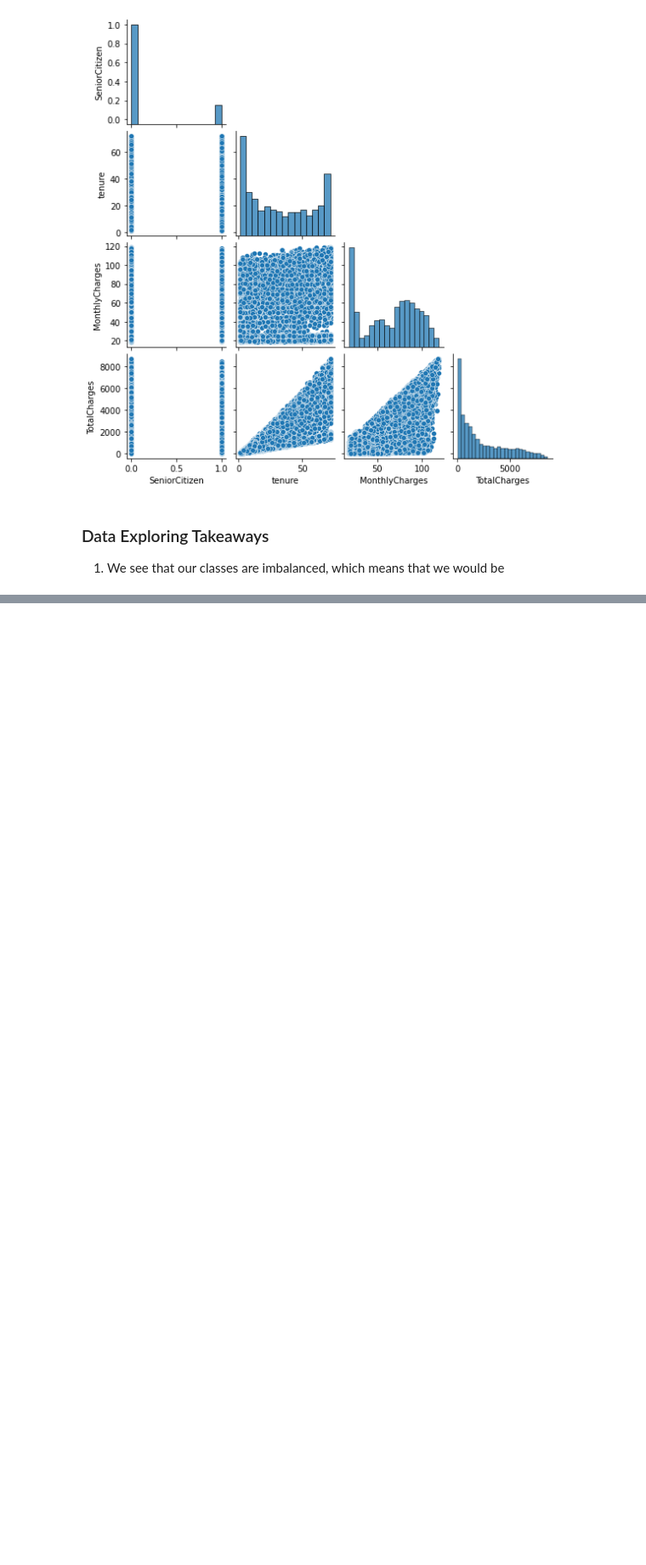
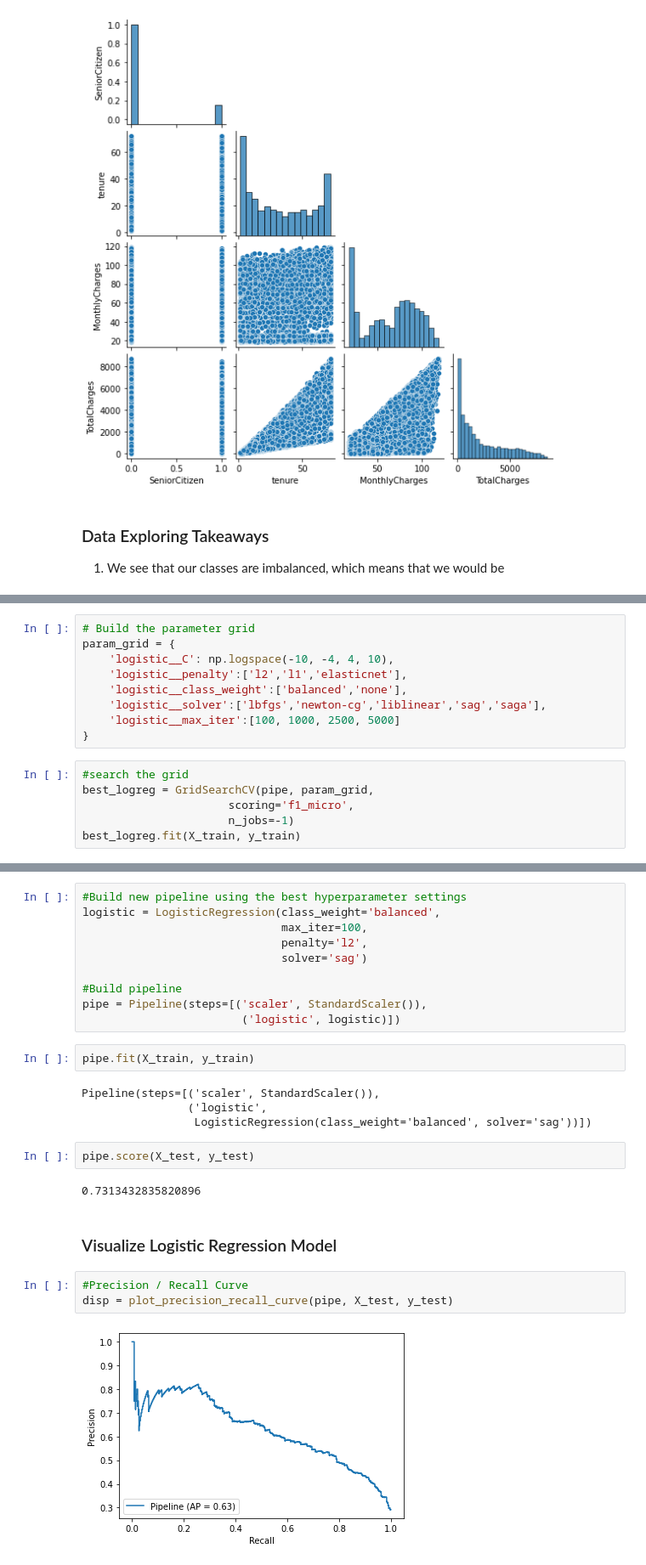
Before and after one commit to ehannell/customer_retention, a Jupyter notebook: Model/customer_retention_model.ipynb, the cells around one changed output, grey strips where cells are left out. Shown: that part at 85% size. Saved outputs shown, nothing was run; the diff lists cells and outputs as text; blank space fills up the shorter version.

```diff
--- a/Model/customer_retention_model.ipynb
+++ b/Model/customer_retention_model.ipynb
@@ -242,0 +454,15 @@ for i, j in zip(*np.triu_indices_from(g.axes, 1)):
+# %%
+# Build the parameter grid
+param_grid = {
+    'logistic__C': np.logspace(-10, -4, 4, 10),
+    'logistic__penalty':['l2','l1','elasticnet'],
+    'logistic__class_weight':['balanced','none'],
+    'logistic__solver':['lbfgs','newton-cg','liblinear','sag','saga'],
+    'logistic__max_iter':[100, 1000, 2500, 5000]
+}
+# %%
+#search the grid
+best_logreg = GridSearchCV(pipe, param_grid,
+                      scoring='f1_micro',
+                      n_jobs=-1)
+best_logreg.fit(X_train, y_train)
@@ -242,0 +487,27 @@ for i, j in zip(*np.triu_indices_from(g.axes, 1)):
+# %%
+#Build new pipeline using the best hyperparameter settings
+logistic = LogisticRegression(class_weight='balanced',
+                              max_iter=100,
+                              penalty='l2',
+                              solver='sag')
+
+#Build pipeline
+pipe = Pipeline(steps=[('scaler', StandardScaler()),
+                        ('logistic', logistic)])
+# %%
+pipe.fit(X_train, y_train)
+# %% [output]
+Pipeline(steps=[('scaler', StandardScaler()),
+                ('logistic',
+                 LogisticRegression(class_weight='balanced', solver='sag'))])
+# %%
+pipe.score(X_test, y_test)
+# %% [output]
+0.7313432835820896
+# %% [markdown]
+### Visualize Logistic Regression Model
+# %%
+#Precision / Recall Curve
+disp = plot_precision_recall_curve(pipe, X_test, y_test)
+# %% [output]
+[figure, added]
```
Also changed, not shown: parts of 59 cells of this notebook.
